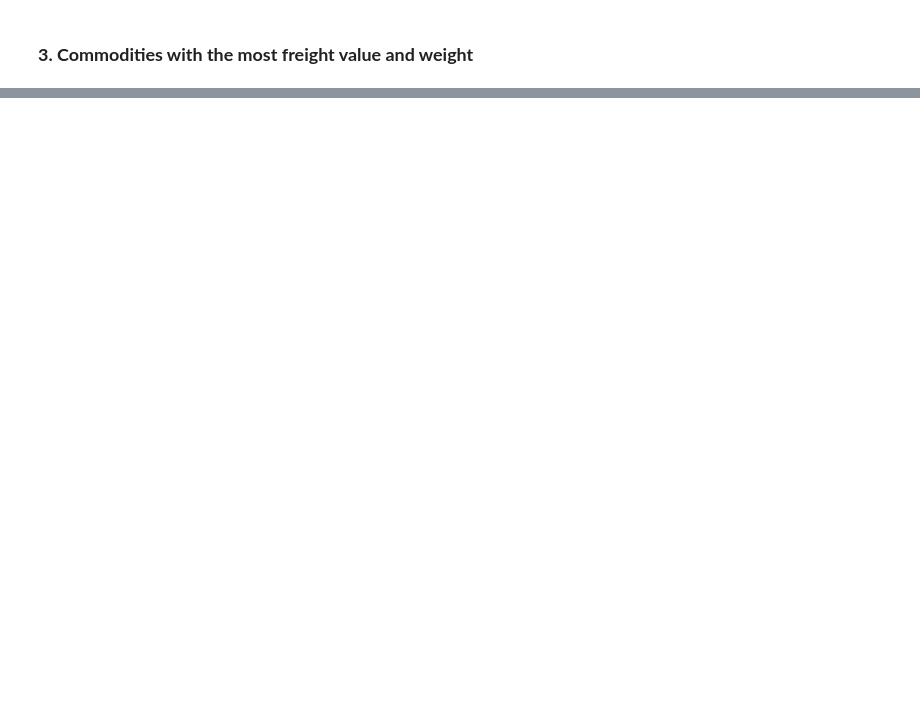
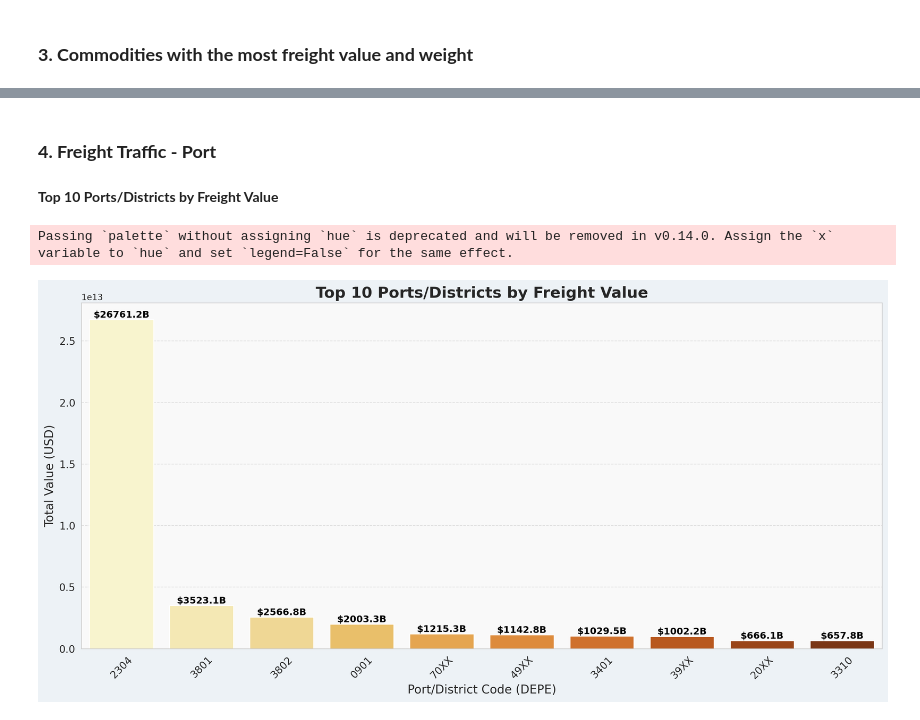
Before and after one commit to dspselorm/transborder-freight-analysis, a Jupyter notebook: TransBorder_Analysis_Project.ipynb, the cells around one changed output, grey strips where cells are left out. Cells and saved outputs as stored; diff of their text form; code cells hidden in the pictures; blank space fills up the shorter version.

```diff
--- a/TransBorder_Analysis_Project.ipynb
+++ b/TransBorder_Analysis_Project.ipynb
@@ -836,0 +973,52 @@ NameError: name 'df' is not defined
+# %% [markdown]
+### **4. Freight Traffic - Port**
+# %%
+# Group by DEPE (Port/District of Entry/Exit)
+top_ports = df.groupby('DEPE')[['VALUE', 'SHIPWT']].sum().reset_index()
+
+# Top 10 ports by VALUE
+top_ports_by_value = top_ports.sort_values(by='VALUE', ascending=False).head(10)
+
+# Top 10 ports by SHIPWT
+top_ports_by_weight = top_ports.sort_values(by='SHIPWT', ascending=False).head(10)
+# %% [markdown]
+**Top 10 Ports/Districts by Freight Value**
+# %%
+# Sort for visual clarity
+top_ports_by_value = top_ports_by_value.sort_values(by='VALUE', ascending=False)
+
+sns.set_style("whitegrid")
+plt.figure(figsize=(14, 7), dpi=200)
+
+bar = sns.barplot(
+    data=top_ports_by_value,
+    x='DEPE',
+    y='VALUE',
+    order=top_ports_by_value['DEPE'],
+    palette='YlOrBr'
+)
+
+# Add value labels
+for p in bar.patches:
+    bar.annotate(
+        f'${p.get_height()/1e9:.1f}B',
+        (p.get_x() + p.get_width() / 2., p.get_height()),
+        ha='center', va='bottom',
+        fontsize=11, color='black', weight='bold'
+    )
+
+# Titles and styles
+plt.title('Top 10 Ports/Districts by Freight Value', fontsize=18, weight='bold')
+plt.xlabel('Port/District Code (DEPE)', fontsize=14)
+plt.ylabel('Total Value (USD)', fontsize=14)
+plt.xticks(rotation=45, fontsize=12)
+plt.yticks(fontsize=12)
+plt.gca().set_facecolor('#f9f9f9')
+plt.gcf().set_facecolor('#edf2f6')
+plt.grid(True, axis='y', linestyle='--', alpha=0.6)
+plt.tight_layout()
+plt.savefig('top_ports_by_value.png', dpi=300, bbox_inches='tight')
+plt.show()
+# %% [output]
+Passing `palette` without assigning `hue` is deprecated and will be removed in v0.14.0. Assign the `x` variable to `hue` and set `legend=False` for the same effect.
+[figure, added]
```
Also changed, not shown: parts of 22 cells of this notebook.
